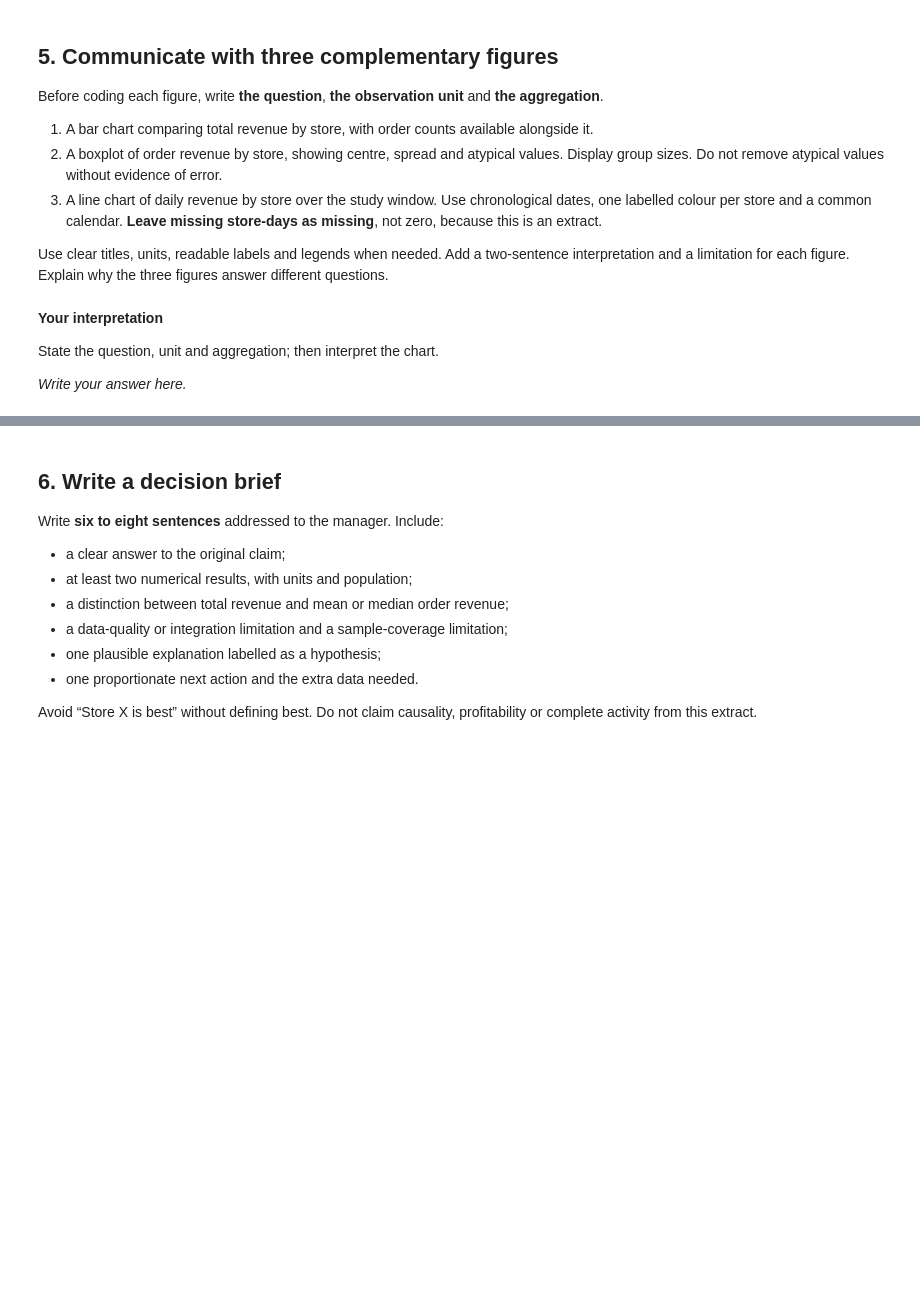
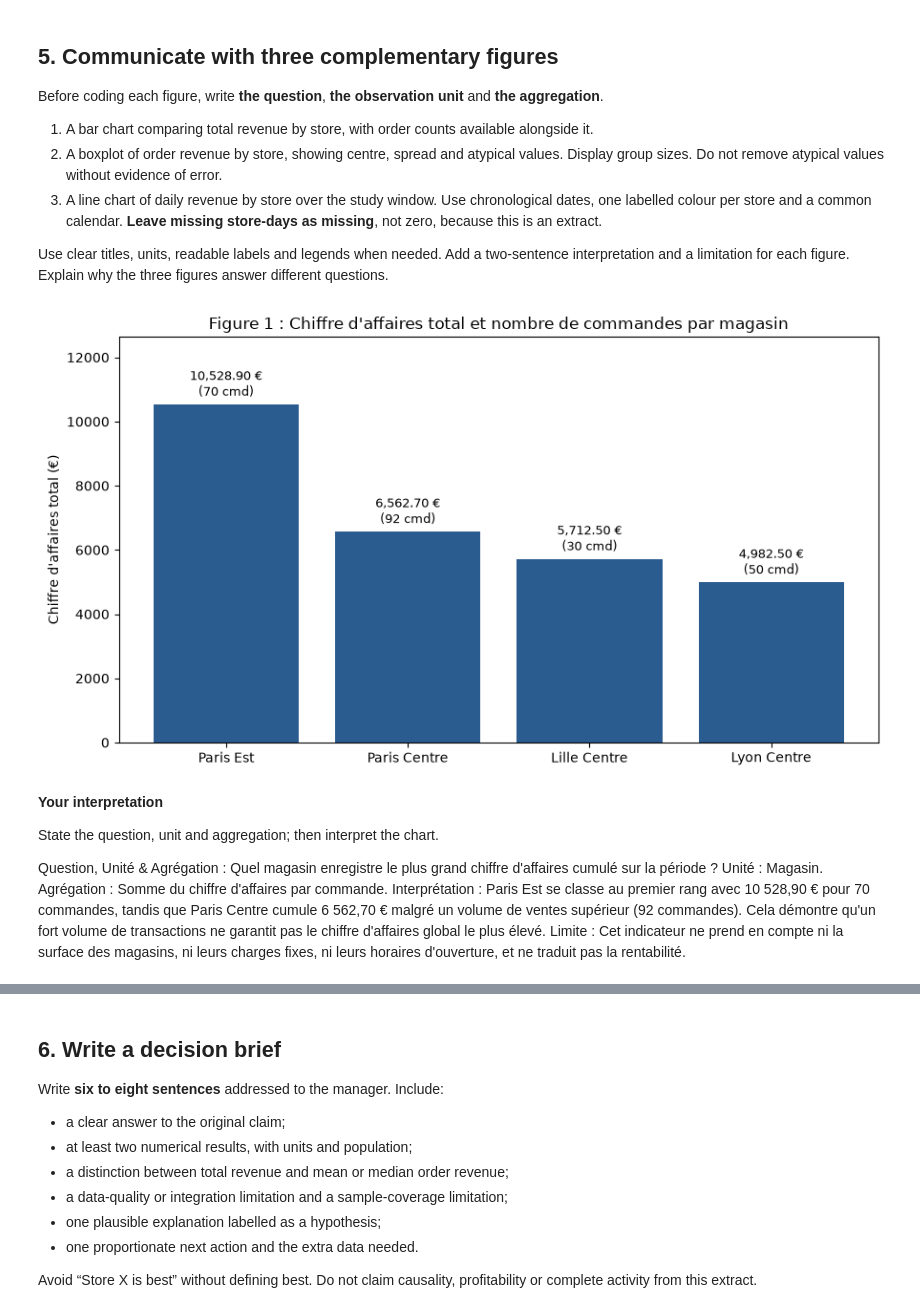
Before and after one commit to Lyes-Syel/INF4, a Jupyter notebook: notebooks/05-Data-Integration-Case-Study.ipynb, the cells around one changed output, grey strips where cells are left out. Drawn from its saved outputs; the diff is of its cells as text; code cells hidden in the pictures; blank space fills up the shorter version.

```diff
--- a/notebooks/05-Data-Integration-Case-Study.ipynb
+++ b/notebooks/05-Data-Integration-Case-Study.ipynb
@@ -419,12 +488,46 @@ Before coding each figure, write **the question**, **the observation unit** and
 
 Use clear titles, units, readable labels and legends when needed. Add a two-sentence interpretation and a limitation for each figure. Explain why the three figures answer different questions.
 # %%
-# Figure 1 — Total revenue by store
-# Write your code here.
+# Question : Quel magasin génère le plus fort chiffre d'affaires cumulé et quel est son volume de transactions ?
+# Unité d'observation : Magasin
+# Agrégation : Somme du chiffre d'affaires et comptage du nombre de commandes
+
+# S'assurer que les types numériques sont corrects
+analysis["quantity"] = pd.to_numeric(analysis["quantity"].astype(str).str.replace(",", "."), errors="coerce")
+analysis["unit_price_eur"] = pd.to_numeric(analysis["unit_price_eur"].astype(str).str.replace(",", "."), errors="coerce")
+analysis["revenue_eur"] = analysis["quantity"] * analysis["unit_price_eur"]
+
+fig, ax = plt.subplots(figsize=(9, 5))
+
+sorted_stores = store_summary.sort_values("total_revenue_eur", ascending=False)
+bars = ax.bar(sorted_stores["store_name"], sorted_stores["total_revenue_eur"], color="#2b5c8f")
+
+ax.set_ylabel("Chiffre d'affaires total (€)")
+ax.set_title("Figure 1 : Chiffre d'affaires total et nombre de commandes par magasin")
+
+for bar, (_, row) in zip(bars, sorted_stores.iterrows()):
+    yval = bar.get_height()
+    ax.text(
+        bar.get_x() + bar.get_width() / 2.0,
+        yval + 150,
+        f"{yval:,.2f} €\n({int(row['order_count'])} cmd)",
+        ha='center',
+        va='bottom',
+        fontsize=9
+    )
+
+ax.set_ylim(0, sorted_stores["total_revenue_eur"].max() * 1.2)
+plt.tight_layout()
+plt.savefig(OUT_DIR / "figure1_total_revenue.png", dpi=300)
+plt.show()
+# %% [output]
+[figure, added]
 # %% [markdown]
 **Your interpretation**
 
 State the question, unit and aggregation; then interpret the chart.
 
-*Write your answer here.*
+Question, Unité & Agrégation : Quel magasin enregistre le plus grand chiffre d'affaires cumulé sur la période ? Unité : Magasin. Agrégation : Somme du chiffre d'affaires par commande.
+Interprétation : Paris Est se classe au premier rang avec 10 528,90 € pour 70 commandes, tandis que Paris Centre cumule 6 562,70 € malgré un volume de ventes supérieur (92 commandes). Cela démontre qu'un fort volume de transactions ne garantit pas le chiffre d'affaires global le plus élevé.
+Limite : Cet indicateur ne prend en compte ni la surface des magasins, ni leurs charges fixes, ni leurs horaires d'ouverture, et ne traduit pas la rentabilité.
 # %%
```
Also changed, not shown: parts of 7 cells of this notebook, 4 other files.
